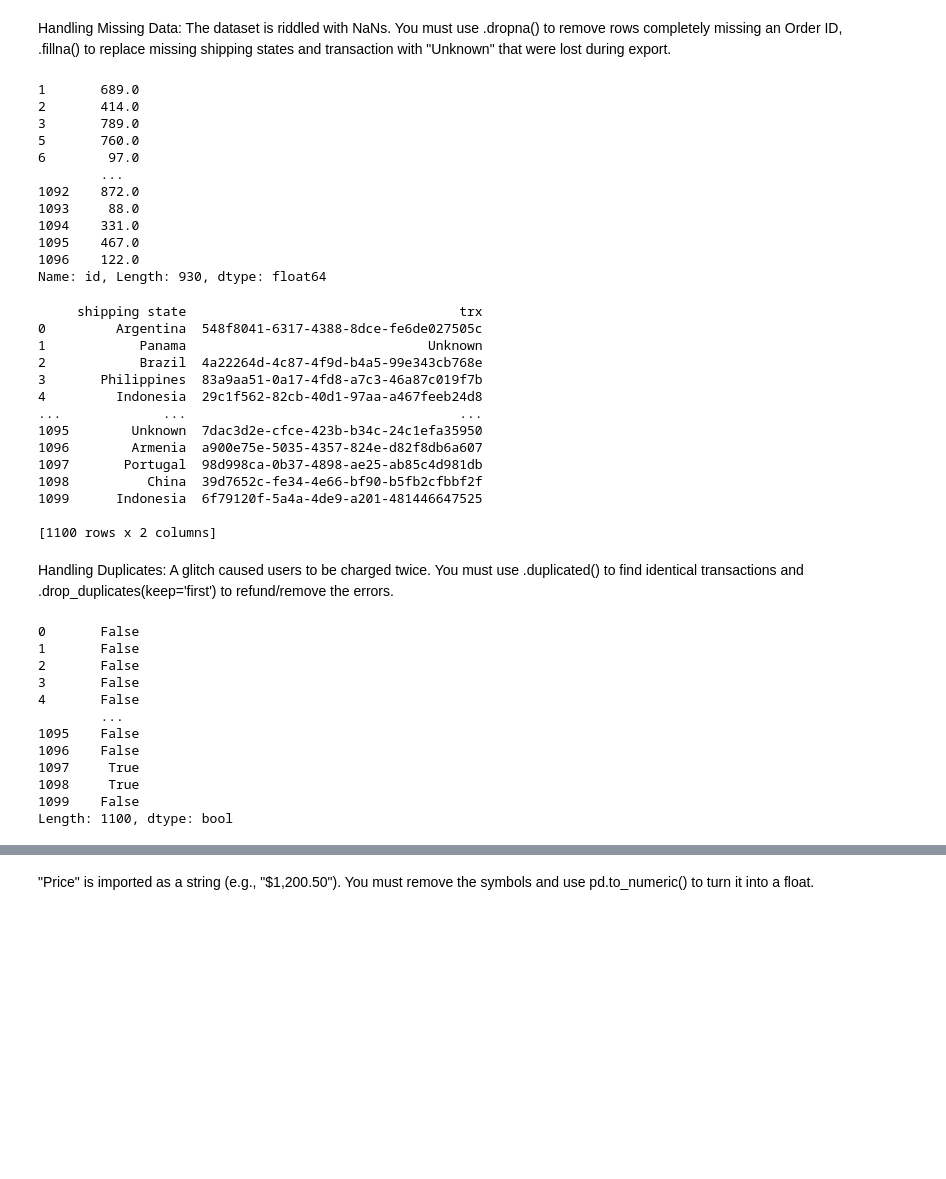
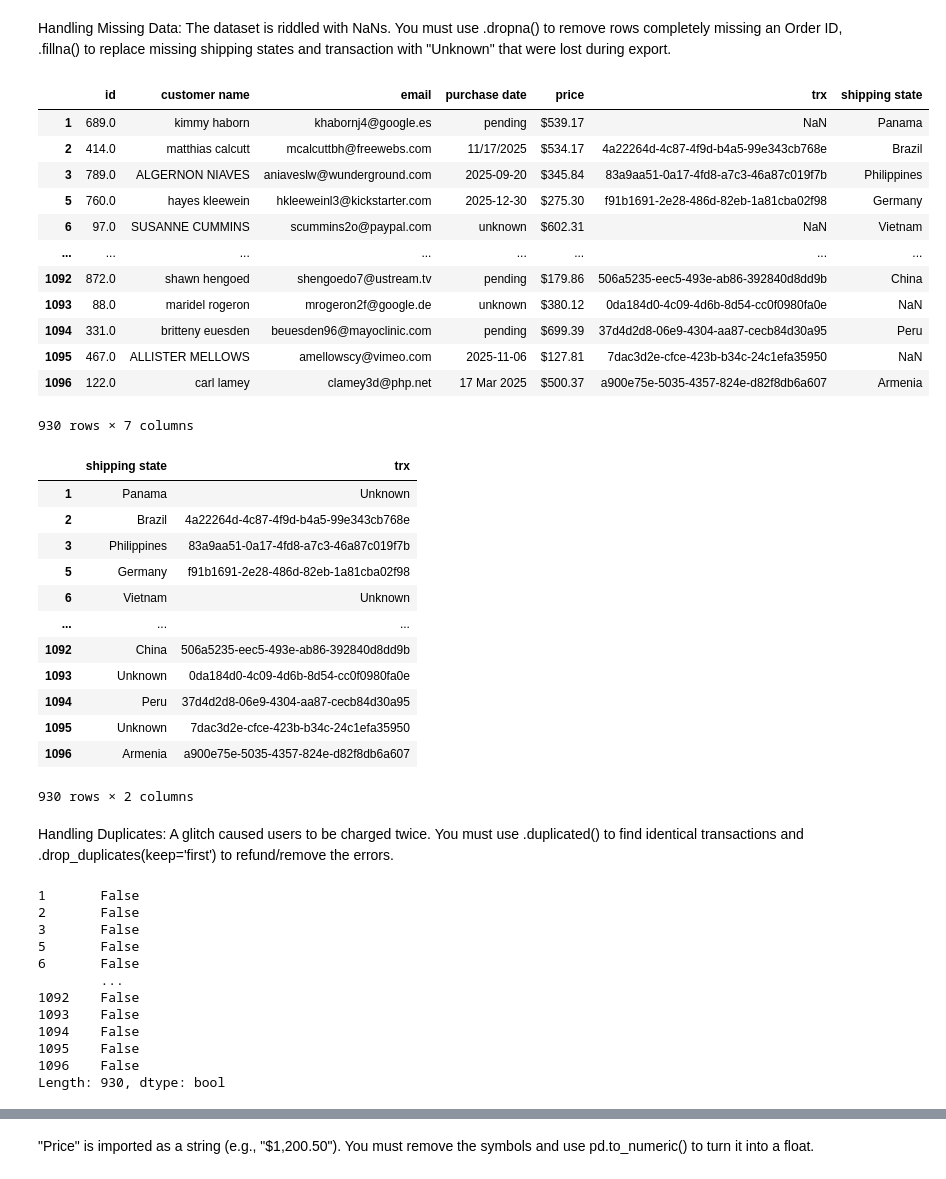
Before and after one commit to mom12-2/Pandas3, a Jupyter notebook: pandas3.ipynb, the cells around one changed output, grey strips where cells are left out. Cells and saved outputs as stored; diff of their text form; code cells hidden in the pictures; blank space fills up the shorter version.

```diff
--- a/pandas3.ipynb
+++ b/pandas3.ipynb
@@ -25,55 +25,57 @@ print(df)
 # %% [markdown]
 Handling Missing Data: The dataset is riddled with NaNs. You must use .dropna() to remove rows completely missing an Order ID, .fillna() to replace missing shipping states and transaction with "Unknown" that were lost during export.
 # %%
-df_drop_subset = df.dropna(subset=['id'])['id']
-print(df_drop_subset)
+df1 = df.dropna(subset=['id'])
+df1
 # %% [output]
+|  | id | customer name | email | purchase date | price | trx | shipping state |
+| 1 | 689.0 | kimmy haborn | khabornj4@google.es | pending | $539.17 | NaN | Panama |
+| 2 | 414.0 | matthias calcutt | mcalcuttbh@freewebs.com | 11/17/2025 | $534.17 | 4a22264d-4c87-4f9d-b4a5-99e343cb768e | Brazil |
+| 3 | 789.0 | ALGERNON NIAVES | aniaveslw@wunderground.com | 2025-09-20 | $345.84 | 83a9aa51-0a17-4fd8-a7c3-46a87c019f7b | Philippines |
+| 5 | 760.0 | hayes kleewein | hkleeweinl3@kickstarter.com | 2025-12-30 | $275.30 | f91b1691-2e28-486d-82eb-1a81cba02f98 | Germany |
+| 6 | 97.0 | SUSANNE CUMMINS | scummins2o@paypal.com | unknown | $602.31 | NaN | Vietnam |
+| ... | ... | ... | ... | ... | ... | ... | ... |
+| 1092 | 872.0 | shawn hengoed | shengoedo7@ustream.tv | pending | $179.86 | 506a5235-eec5-493e-ab86-392840d8dd9b | China |
+| 1093 | 88.0 | maridel rogeron | mrogeron2f@google.de | unknown | $380.12 | 0da184d0-4c09-4d6b-8d54-cc0f0980fa0e | NaN |
+| 1094 | 331.0 | britteny euesden | beuesden96@mayoclinic.com | pending | $699.39 | 37d4d2d8-06e9-4304-aa87-cecb84d30a95 | Peru |
+| 1095 | 467.0 | ALLISTER MELLOWS | amellowscy@vimeo.com | 2025-11-06 | $127.81 | 7dac3d2e-cfce-423b-b34c-24c1efa35950 | NaN |
+| 1096 | 122.0 | carl lamey | clamey3d@php.net | 17 Mar 2025 | $500.37 | a900e75e-5035-4357-824e-d82f8db6a607 | Armenia |
-1       689.0
-2       414.0
-3       789.0
-5       760.0
-6        97.0
-        ...
-1092    872.0
-1093     88.0
-1094    331.0
-1095    467.0
-1096    122.0
-Name: id, Length: 930, dtype: float64
+930 rows × 7 columns
 # %%
-fill_shippingand_transaction = df[['shipping state','trx']].fillna('Unknown')
-print(fill_shippingand_transaction)
+df2 = df1.copy()
+fill_shippingand_transaction = df2[['shipping state','trx']].fillna('Unknown')
+fill_shippingand_transaction
 # %% [output]
+|  | shipping state | trx |
+| 1 | Panama | Unknown |
+| 2 | Brazil | 4a22264d-4c87-4f9d-b4a5-99e343cb768e |
+| 3 | Philippines | 83a9aa51-0a17-4fd8-a7c3-46a87c019f7b |
+| 5 | Germany | f91b1691-2e28-486d-82eb-1a81cba02f98 |
+| 6 | Vietnam | Unknown |
+| ... | ... | ... |
+| 1092 | China | 506a5235-eec5-493e-ab86-392840d8dd9b |
+| 1093 | Unknown | 0da184d0-4c09-4d6b-8d54-cc0f0980fa0e |
+| 1094 | Peru | 37d4d2d8-06e9-4304-aa87-cecb84d30a95 |
+| 1095 | Unknown | 7dac3d2e-cfce-423b-b34c-24c1efa35950 |
+| 1096 | Armenia | a900e75e-5035-4357-824e-d82f8db6a607 |
-     shipping state                                   trx
-0         Argentina  548f8041-6317-4388-8dce-fe6de027505c
-1            Panama                               Unknown
-2            Brazil  4a22264d-4c87-4f9d-b4a5-99e343cb768e
-3       Philippines  83a9aa51-0a17-4fd8-a7c3-46a87c019f7b
-4         Indonesia  29c1f562-82cb-40d1-97aa-a467feeb24d8
-...             ...                                   ...
-1095        Unknown  7dac3d2e-cfce-423b-b34c-24c1efa35950
-1096        Armenia  a900e75e-5035-4357-824e-d82f8db6a607
-1097       Portugal  98d998ca-0b37-4898-ae25-ab85c4d981db
-1098          China  39d7652c-fe34-4e66-bf90-b5fb2cfbbf2f
-1099      Indonesia  6f79120f-5a4a-4de9-a201-481446647525
-
-[1100 rows x 2 columns]
+930 rows × 2 columns
 # %% [markdown]
 Handling Duplicates: A glitch caused users to be charged twice. You must use .duplicated() to find identical transactions and .drop_duplicates(keep='first') to refund/remove the errors.
 # %%
-is_duplicated = df.duplicated()
-print(is_duplicated)
+df3 = df2.copy()
+is_duplicated = df2.duplicated()
+is_duplicated
 # %% [output]
-0       False
 1       False
 2       False
 3       False
-4       False
+5       False
+6       False
         ...
+1092    False
+1093    False
+1094    False
 1095    False
 1096    False
-1097     True
-1098     True
-1099    False
-Length: 1100, dtype: bool
+Length: 930, dtype: bool
 # %%
```
Also changed, not shown: parts of 8 cells of this notebook.
